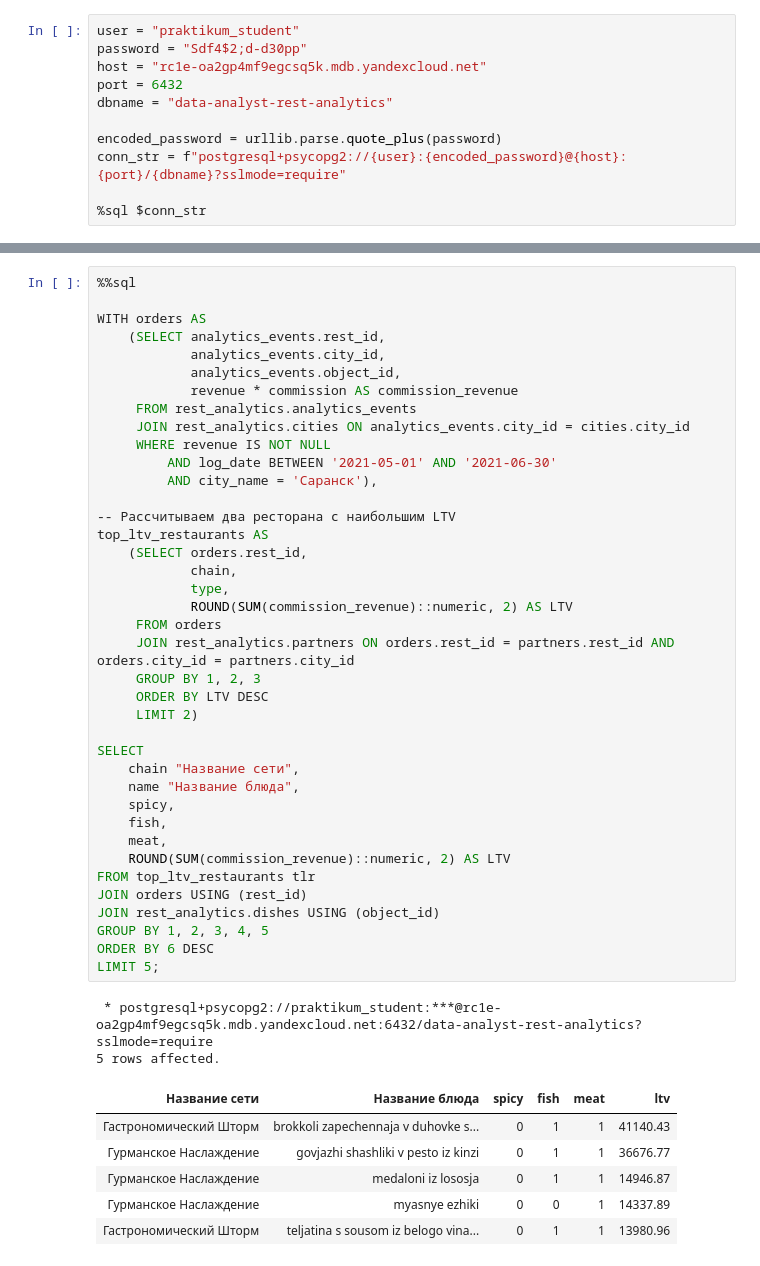
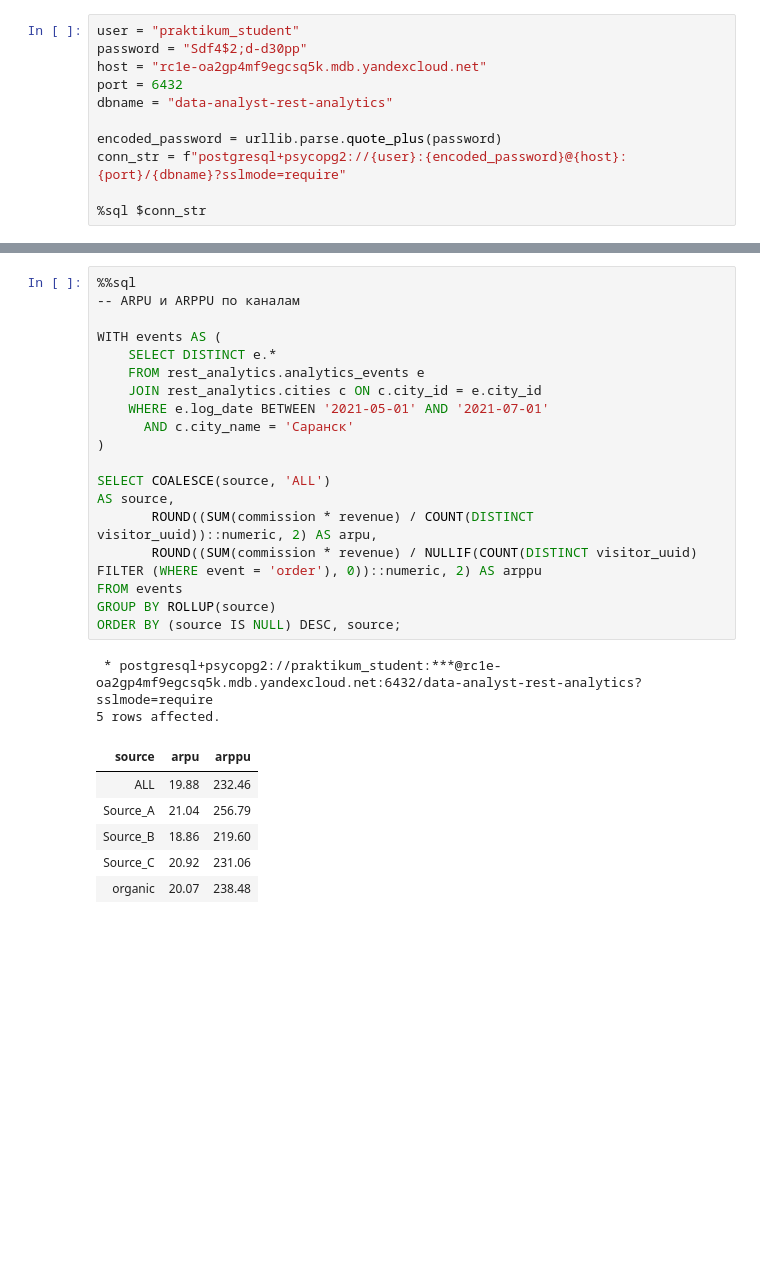
Before and after one commit to egubov-artem/Project-13-SQL-DataLens, a Jupyter notebook: Сервис доставки еды.ipynb, the cells around one changed output, grey strips where cells are left out. Cells and saved outputs as stored; diff of their text form; blank space fills up the shorter version.

```diff
--- a/Сервис доставки еды.ipynb
+++ b/Сервис доставки еды.ipynb
@@ -237,48 +1277,27 @@ LIMIT 3;
 # %%
 %%sql
+-- ARPU и ARPPU по каналам
 
-WITH orders AS
-    (SELECT analytics_events.rest_id,
-            analytics_events.city_id,
-            analytics_events.object_id,
-            revenue * commission AS commission_revenue
-     FROM rest_analytics.analytics_events
-     JOIN rest_analytics.cities ON analytics_events.city_id = cities.city_id
-     WHERE revenue IS NOT NULL
-         AND log_date BETWEEN '2021-05-01' AND '2021-06-30'
-         AND city_name = 'Саранск'),
+WITH events AS (
+    SELECT DISTINCT e.*
+    FROM rest_analytics.analytics_events e
+    JOIN rest_analytics.cities c ON c.city_id = e.city_id
+    WHERE e.log_date BETWEEN '2021-05-01' AND '2021-07-01'
+      AND c.city_name = 'Саранск'
+)
 
--- Рассчитываем два ресторана с наибольшим LTV
-top_ltv_restaurants AS
-    (SELECT orders.rest_id,
-            chain,
-            type,
-            ROUND(SUM(commission_revenue)::numeric, 2) AS LTV
-     FROM orders
-     JOIN rest_analytics.partners ON orders.rest_id = partners.rest_id AND orders.city_id = partners.city_id
-     GROUP BY 1, 2, 3
-     ORDER BY LTV DESC
-     LIMIT 2)
-
-SELECT
-    chain "Название сети",
-    name "Название блюда",
-    spicy,
-    fish,
-    meat,
-    ROUND(SUM(commission_revenue)::numeric, 2) AS LTV
-FROM top_ltv_restaurants tlr
-JOIN orders USING (rest_id)
-JOIN rest_analytics.dishes USING (object_id)
-GROUP BY 1, 2, 3, 4, 5
-ORDER BY 6 DESC
-LIMIT 5;
+SELECT COALESCE(source, 'ALL')                                                       AS source,
+       ROUND((SUM(commission * revenue) / COUNT(DISTINCT visitor_uuid))::numeric, 2) AS arpu,
+       ROUND((SUM(commission * revenue) / NULLIF(COUNT(DISTINCT visitor_uuid) FILTER (WHERE event = 'order'), 0))::numeric, 2) AS arppu
+FROM events
+GROUP BY ROLLUP(source)
+ORDER BY (source IS NULL) DESC, source;
 # %% [output]
  * postgresql+psycopg2://praktikum_student:***@rc1e-oa2gp4mf9egcsq5k.mdb.yandexcloud.net:6432/data-analyst-rest-analytics?sslmode=require
 5 rows affected.
-| Название сети | Название блюда | spicy | fish | meat | ltv |
-| Гастрономический Шторм | brokkoli zapechennaja v duhovke s... | 0 | 1 | 1 | 41140.43 |
-| Гурманское Наслаждение | govjazhi shashliki v pesto iz kinzi | 0 | 1 | 1 | 36676.77 |
-| Гурманское Наслаждение | medaloni iz lososja | 0 | 1 | 1 | 14946.87 |
-| Гурманское Наслаждение | myasnye ezhiki | 0 | 0 | 1 | 14337.89 |
-| Гастрономический Шторм | teljatina s sousom iz belogo vina... | 0 | 1 | 1 | 13980.96 |
+| source | arpu | arppu |
+| ALL | 19.88 | 232.46 |
+| Source_A | 21.04 | 256.79 |
+| Source_B | 18.86 | 219.60 |
+| Source_C | 20.92 | 231.06 |
+| organic | 20.07 | 238.48 |
```
Also changed, not shown: parts of 76 cells of this notebook.
